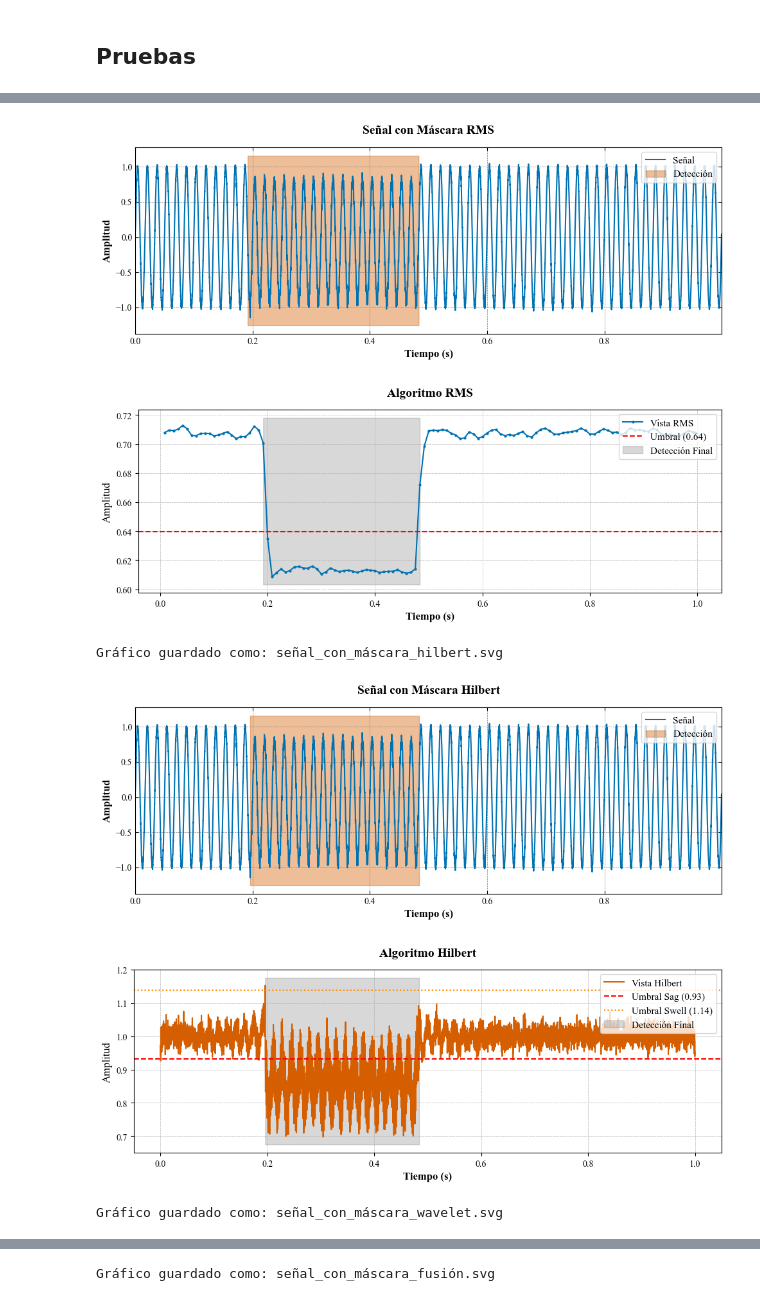
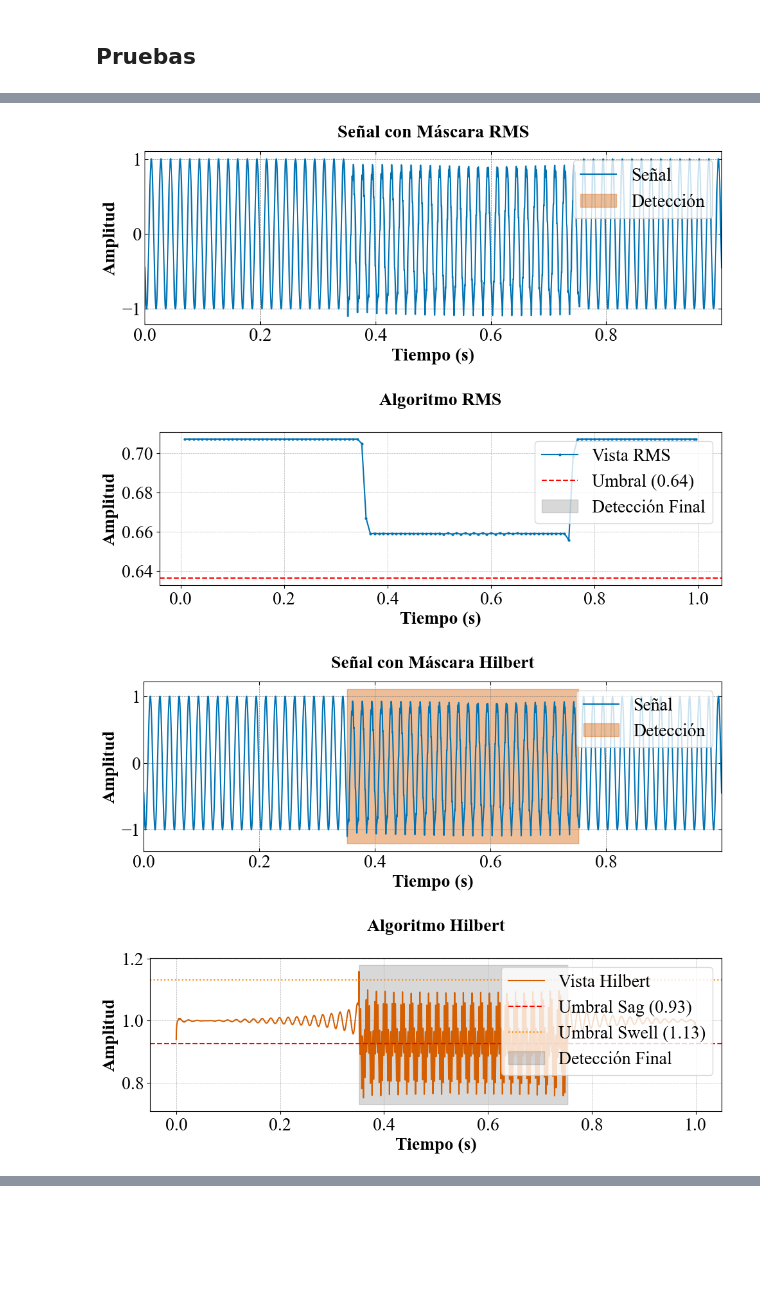
Before and after one commit to SGOLDYT/Power-Quality, a Jupyter notebook: main.ipynb, the cells around one changed output, grey strips where cells are left out. Drawn from its saved outputs; the diff is of its cells as text; code cells hidden in the pictures; blank space fills up the shorter version.

```diff
--- a/main.ipynb
+++ b/main.ipynb
@@ -206,11 +209,11 @@ def _setup_academic_style():
     plt.rcParams['font.serif'] = ['Times New Roman'] + plt.rcParams['font.serif']
     plt.rcParams['mathtext.fontset'] = 'stix'
     plt.rcParams['font.size'] = 12
-    plt.rcParams['axes.labelsize'] = 12
-    plt.rcParams['axes.titlesize'] = 14
-    plt.rcParams['xtick.labelsize'] = 10
-    plt.rcParams['ytick.labelsize'] = 10
-    plt.rcParams['legend.fontsize'] = 11
+    plt.rcParams['axes.labelsize'] = 20
+    plt.rcParams['axes.titlesize'] = 20
+    plt.rcParams['xtick.labelsize'] = 20
+    plt.rcParams['ytick.labelsize'] = 20
+    plt.rcParams['legend.fontsize'] = 20
     plt.rcParams['figure.figsize'] = (10, 4)
     plt.rcParams['lines.linewidth'] = 1.5
 
@@ -272,9 +275,9 @@ def señal_mascara(
 
     # 5. Guardar y mostrar
     fig.tight_layout()
-    file_name = f"{title.replace(' ', '_').lower()}.svg"
-    #plt.savefig(file_name, format='svg', dpi=300)
-    print(f"Gráfico guardado como: {file_name}")
+    # file_name = f"{title.replace(' ', '_').lower()}.svg"
+    # plt.savefig(file_name, format='svg', dpi=300)
+    # print(f"Gráfico guardado como: {file_name}")
     plt.show()
 
 def plot_diagnostico_algoritmo(
@@ -282,7 +285,8 @@ def plot_diagnostico_algoritmo(
     tipo_detector: str,
     datos_diagnostico: Tuple,
     title: str,
-    fs: int
+    fs: int,
+
 ):
     """
     Genera un único gráfico de diagnóstico para el tipo de detector especificado.
@@ -299,6 +303,7 @@ def plot_diagnostico_algoritmo(
     fig, ax = plt.subplots(figsize=(10, 4))
     time_ax = np.arange(len(signal)) / fs
 
+
     # --- Lógica para seleccionar qué graficar ---
 
     if tipo_detector.lower() == 'rms':
@@ -307,7 +312,7 @@ def plot_diagnostico_algoritmo(
 
         ax.plot(time_ax_vista, vals, color='#0072B2', marker='.', linestyle='-', ms=4, label='Vista RMS')
         ax.axhline(umbral, color='red', linestyle='--', label=f'Umbral ({umbral:.2f})')
-        ax.set_ylabel("Amplitud")
+        ax.set_ylabel("Amplitud", weight='bold')
 
     elif tipo_detector.lower() == 'hilbert':
         mascara, envolvente, (sag_thr, swell_thr) = datos_diagnostico
@@ -315,14 +320,14 @@ def plot_diagnostico_algoritmo(
         ax.plot(time_ax, envolvente, color='#D55E00', label='Vista Hilbert')
         ax.axhline(sag_thr, color='red', linestyle='--', label=f'Umbral Sag ({sag_thr:.2f})')
         ax.axhline(swell_thr, color='darkorange', linestyle=':', label=f'Umbral Swell ({swell_thr:.2f})')
-        ax.set_ylabel("Amplitud")
+        ax.set_ylabel("Amplitud", weight='bold')
 
     elif tipo_detector.lower() == 'swt':
         mascara, energia, umbral = datos_diagnostico
         ax_twin = ax.twinx() # Necesita doble eje
         ax_twin.plot(time_ax, energia, color='#009E73', label='Vista SWT')
         ax_twin.axhline(umbral, color='red', linestyle='--', label=f'Umbral ({umbral:.2f})')
-        ax.set_ylabel("Amplitud Señal")
+        ax.set_ylabel("Amplitud", weight='bold')
         ax_twin.set_ylabel("Energía SWT", color='#009E73')
 
     else:
@@ -330,7 +335,7 @@ def plot_diagnostico_algoritmo(
 
     # --- Elementos comunes del gráfico ---
     ax.fill_between(time_ax, *ax.get_ylim(), where=mascara, color='gray', alpha=0.3, label='Detección Final')
-    ax.set_title(title, weight='bold', pad=15)
+    ax.set_title(title, weight='bold', pad=30)
     ax.set_xlabel("Tiempo (s)", weight='bold')
     ax.grid(True, which='both', linestyle='--', linewidth=0.5)
 
@@ -343,6 +348,8 @@ def plot_diagnostico_algoritmo(
         ax.legend(loc='upper right')
 
     fig.tight_layout()
+    # file_name = f"{title.replace(' ', '_').lower()}.svg"
+    # plt.savefig(file_name, format='svg', dpi=300)
     plt.show()
 # %%
 def generar_diagnostico_rms(
@@ -445,7 +452,7 @@ data5 = r'C:\Users\Juan_Saa\Documents\Juan_Saa\Proyecto_Grado\Monofasico\Pruebas
 
 data2 =pd.read_csv(data4)
 
-senal = data2['Sag_3000'].to_numpy()
+senal = data2['Sag_79'].to_numpy()
 
 
 datos_rms = generar_diagnostico_rms(senal,7200)
@@ -479,6 +485,4 @@ Gráfico guardado como: señal_con_máscara_rms.svg
-[figure, old version]
+[figure, new version]
-[figure, old version]
+[figure, new version]
-Gráfico guardado como: señal_con_máscara_hilbert.svg
-[figure, old version]
+[figure, new version]
-[figure, old version]
+[figure, new version]
-Gráfico guardado como: señal_con_máscara_wavelet.svg
@@ -487 +490,0 @@ Gráfico guardado como: señal_con_máscara_wavelet.svg
-Gráfico guardado como: señal_con_máscara_fusión.svg
```
Also changed, not shown: parts of 2 cells of this notebook, 3 other files.
